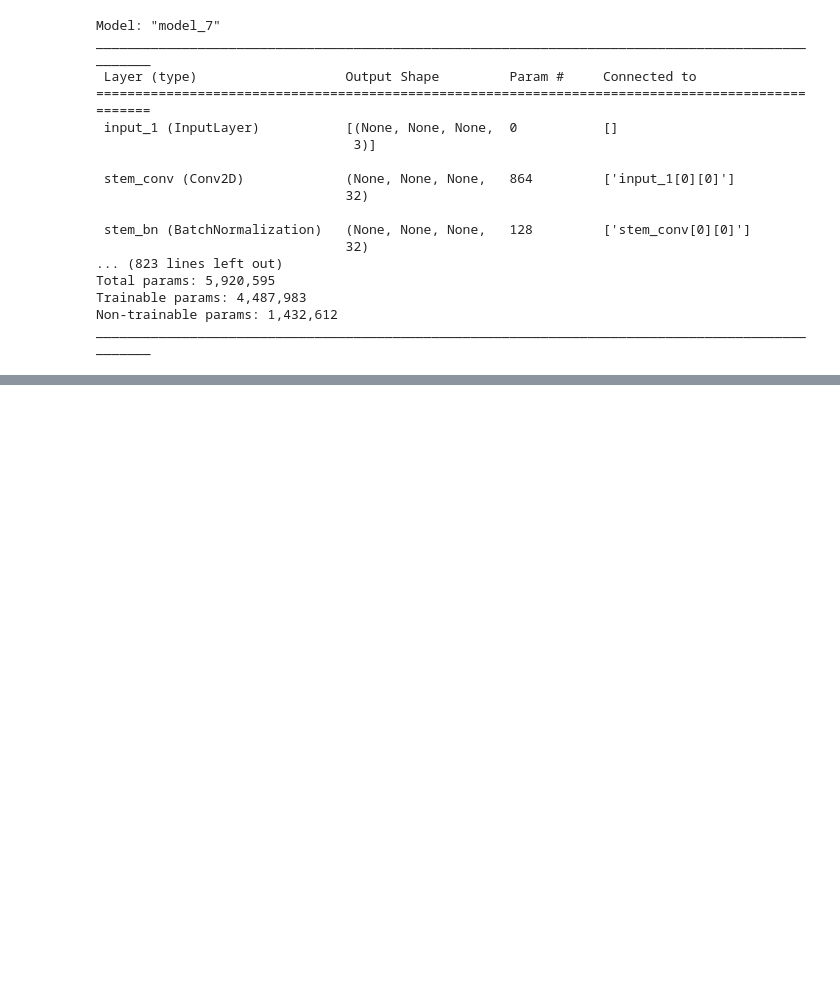
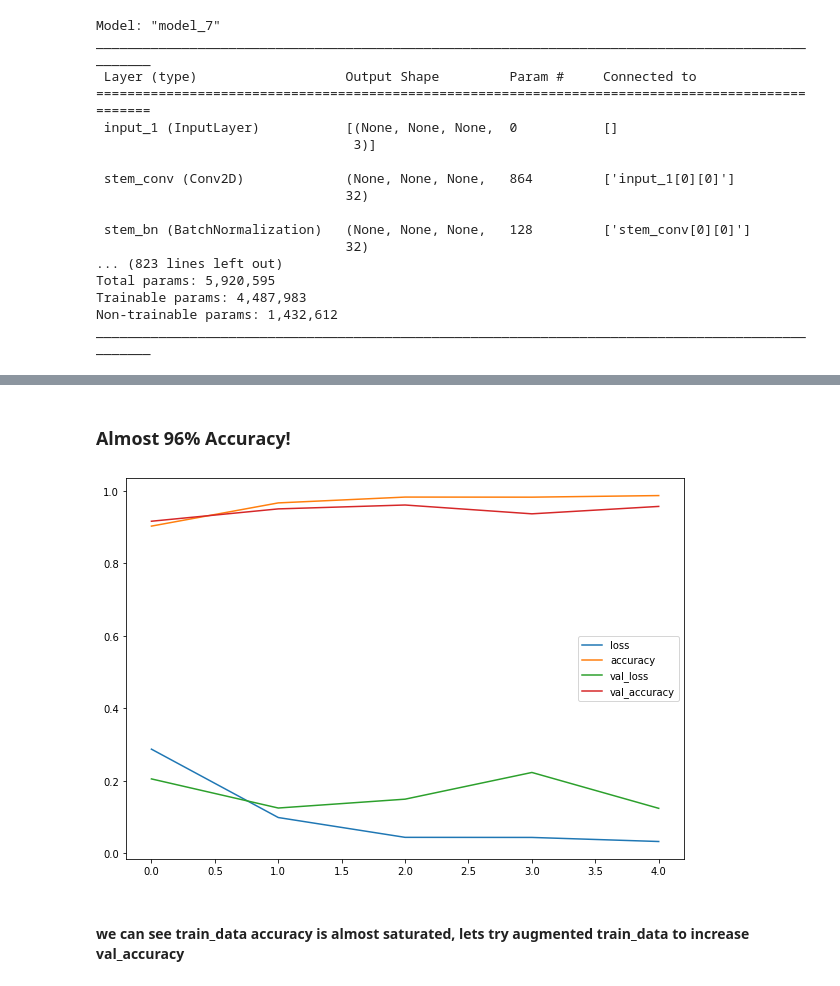
Before and after one commit to blazingbhavneek/data-exploration-and-ml, a Jupyter notebook: Binary_Image_Classifier_by_Bhavneek.ipynb, the cells around one changed output, grey strips where cells are left out. Drawn from its saved outputs; the diff is of its cells as text; code cells hidden in the pictures; blank space fills up the shorter version.

```diff
--- a/Binary_Image_Classifier_by_Bhavneek.ipynb
+++ b/Binary_Image_Classifier_by_Bhavneek.ipynb
@@ -924,0 +934,8 @@ Epoch 1/5
+# %% [markdown]
+### Almost 96% Accuracy!
+# %%
+pd.DataFrame(sports_history_4.history).plot(figsize=(10, 7));
+# %% [output]
+[figure, added]
+# %% [markdown]
+#### we can see train_data accuracy is almost saturated, lets try augmented train_data to increase val_accuracy
```
Also changed, not shown: parts of 3 cells of this notebook.
